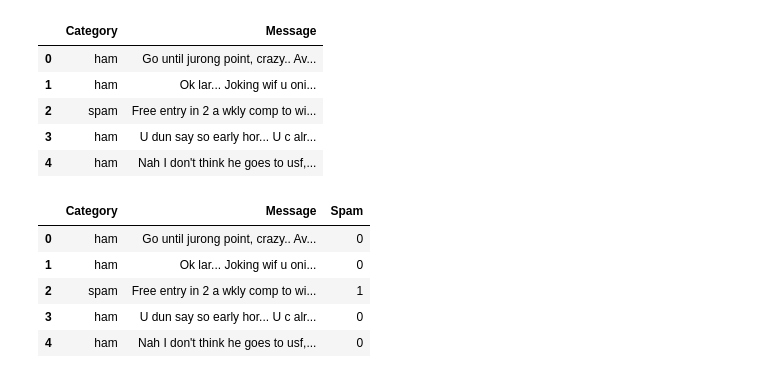
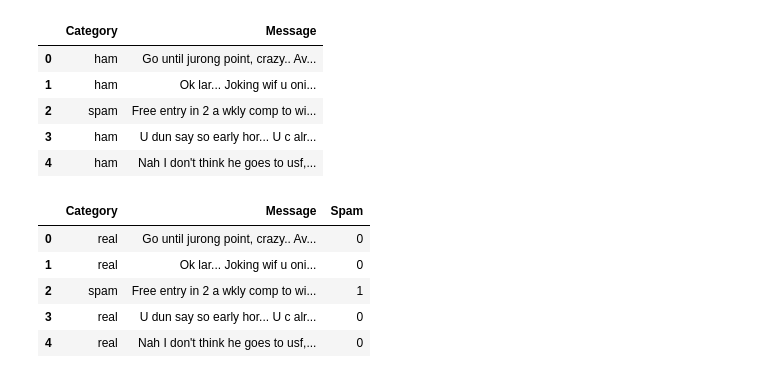
Before and after one commit to phipyao/ds4002-project-1, a Jupyter notebook: code.ipynb, the cells around one changed output. Cells and saved outputs as stored; diff of their text form; code cells hidden in the pictures.

```diff
--- a/code.ipynb
+++ b/code.ipynb
@@ -18,12 +19,13 @@ data.head()
 | 3 | ham | U dun say so early hor... U c alr... |
 | 4 | ham | Nah I don't think he goes to usf,... |
 # %%
-data['Spam']=data['Category'].apply(lambda x : 0 if x == 'ham' else 1)
+data['Spam']=data['Category'].apply(lambda x : 1 if x == 'spam' else 0)
+data['Category']=data['Category'].apply(lambda x : 'real' if x == 'ham' else 'spam')
 data.head()
 # %% [output]
 |  | Category | Message | Spam |
-| 0 | ham | Go until jurong point, crazy.. Av... | 0 |
-| 1 | ham | Ok lar... Joking wif u oni... | 0 |
+| 0 | real | Go until jurong point, crazy.. Av... | 0 |
+| 1 | real | Ok lar... Joking wif u oni... | 0 |
 | 2 | spam | Free entry in 2 a wkly comp to wi... | 1 |
-| 3 | ham | U dun say so early hor... U c alr... | 0 |
-| 4 | ham | Nah I don't think he goes to usf,... | 0 |
+| 3 | real | U dun say so early hor... U c alr... | 0 |
+| 4 | real | Nah I don't think he goes to usf,... | 0 |
```
Also changed, not shown: parts of 4 cells of this notebook.
